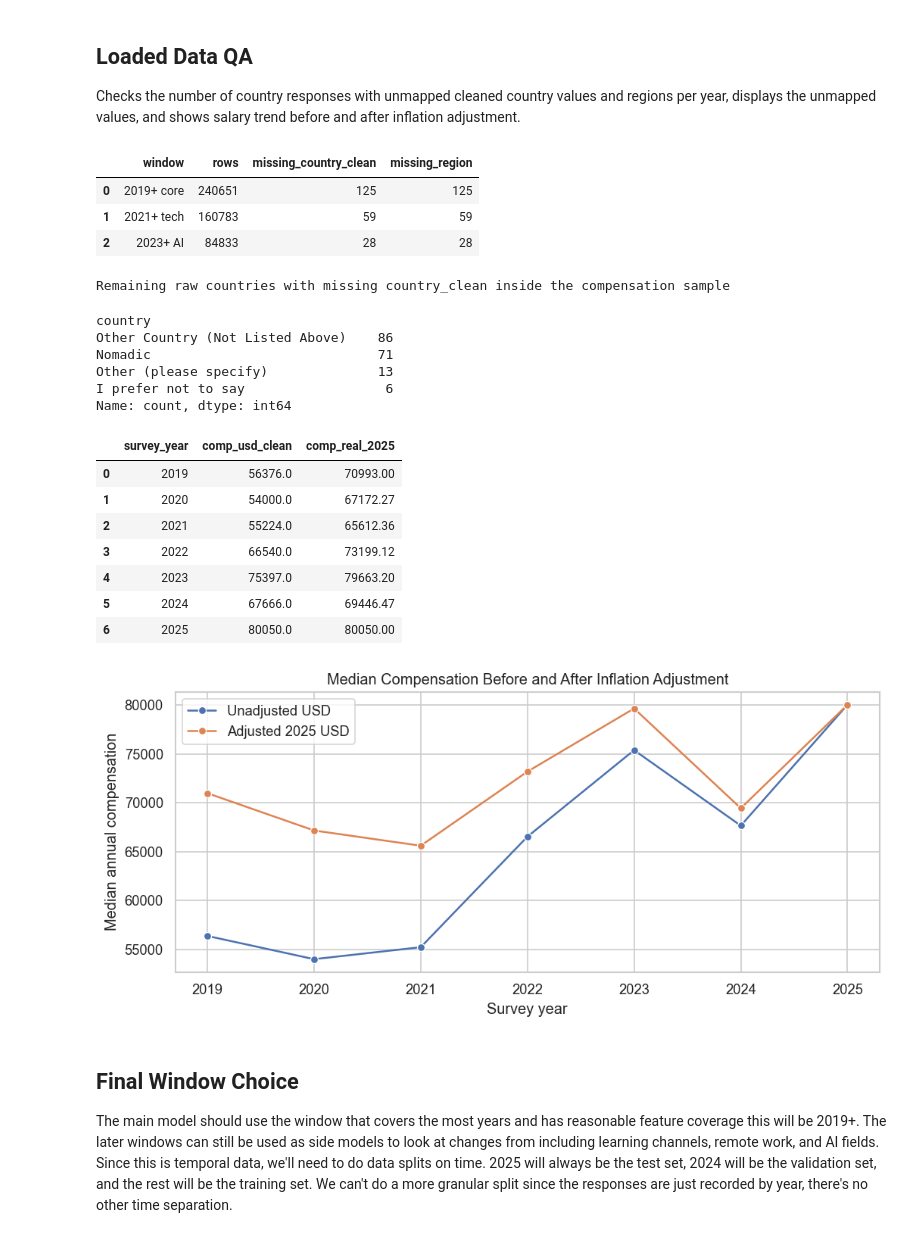
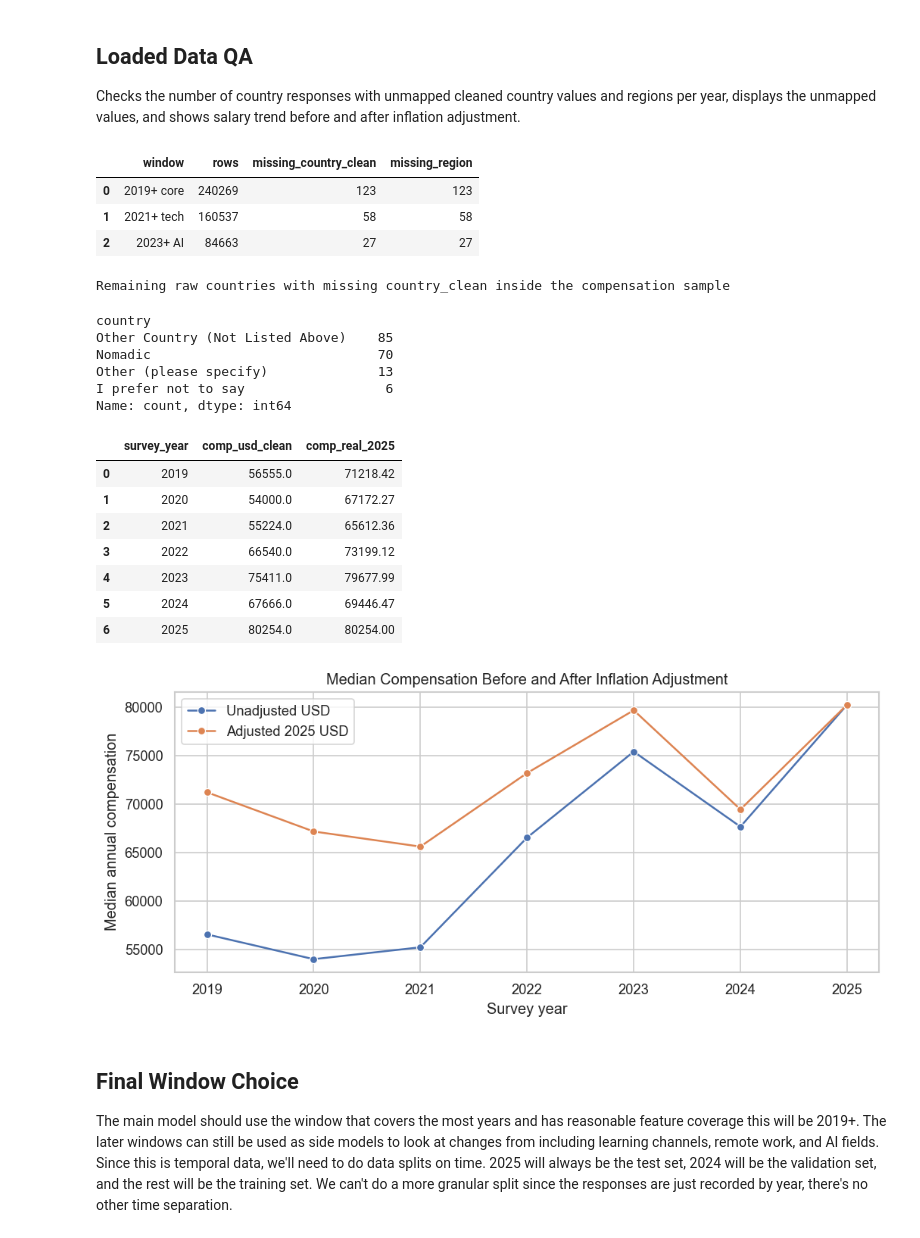
Before and after one commit to Jdrice72901/DSBA-6211-Stack-overflow-Survey-Analysis, a Jupyter notebook: notebooks/Compensation_Model.ipynb, the cells around one changed output. Drawn from its saved outputs; the diff is of its cells as text; code cells hidden in the pictures.

Commit message:
Performed a full pipeline audit, expanded compensation model exploration, locked in canonical choice, added minor tests

```diff
--- a/notebooks/Compensation_Model.ipynb
+++ b/notebooks/Compensation_Model.ipynb
@@ -69,19 +70,16 @@ c:\Users\davis\Documents\VCCode Repos\Stack-Overflow-Survey-Analysis\DSBA-6211-S
 
 Double checks to make sure the `clean_core.parquet` file exists and that the columns are formatted as expected for the models.
 # %%
-CLEAN_PATH = DERIVED_DIR / 'clean_core.parquet'
-
-if not CLEAN_PATH.exists():
-    raise FileNotFoundError("Run `python src/comp_clean.py` first to build data/derived/clean_core.parquet")
+CLEAN_PATH = ROOT / 'data' / 'derived' / 'clean_core.parquet'
 
 clean_core = pd.read_parquet(CLEAN_PATH)
 string_cols = clean_core.select_dtypes(include='string').columns
 clean_core[string_cols] = clean_core[string_cols].astype(object)
 clean_core[string_cols] = clean_core[string_cols].where(pd.notna(clean_core[string_cols]), np.nan)
-clean_core['survey_year_str'] = clean_core['survey_year'].astype(str)
-role_cols = sorted(col for col in clean_core.columns if col.startswith('role_'))
+
+comp_clean.validate_clean_core(clean_core)
 
 print(CLEAN_PATH)
 print(clean_core.shape)
-display(clean_core[['survey_year', 'country_clean', 'region', 'comp_real_2025'] + role_cols[:4]].sample(5, random_state=RANDOM_STATE))
+display(clean_core[['survey_year', 'country_clean', 'region', 'comp_real_2025']].sample(5, random_state=42))
 # %% [output]
@@ -100,63 +98,68 @@ Checks the number of country responses with unmapped cleaned country values and
 # %%
 # Builds DataFrame defining windows we intend to use and the missing countries and regions in each
 country_qa = pd.DataFrame([
     {
         'window': '2019+ core',
-        'rows': int(clean_core['is_comp_model_core'].sum()),
-        'missing_country_clean': int(clean_core.loc[clean_core['is_comp_model_core'], 'country_clean'].isna().sum()),
-        'missing_region': int(clean_core.loc[clean_core['is_comp_model_core'], 'region'].isna().sum())
+        'rows': int(clean_core['is_comp_model_sample'].sum()),
+        'missing_country_clean': int(clean_core.loc[clean_core['is_comp_model_sample'], 'country_clean'].isna().sum()),
+        'missing_region': int(clean_core.loc[clean_core['is_comp_model_sample'], 'region'].isna().sum())
     },
     {
         'window': '2021+ tech',
-        'rows': int(clean_core['is_comp_model_tech_rich'].sum()),
-        'missing_country_clean': int(clean_core.loc[clean_core['is_comp_model_tech_rich'], 'country_clean'].isna().sum()),
-        'missing_region': int(clean_core.loc[clean_core['is_comp_model_tech_rich'], 'region'].isna().sum())
+        'rows': int((clean_core['is_comp_model_sample'] & clean_core['survey_year'].ge(2021)).sum()),
+        'missing_country_clean': int(clean_core.loc[clean_core['is_comp_model_sample'] & clean_core['survey_year'].ge(2021), 'country_clean'].isna().sum()),
+        'missing_region': int(clean_core.loc[clean_core['is_comp_model_sample'] & clean_core['survey_year'].ge(2021), 'region'].isna().sum())
     },
     {
         'window': '2023+ AI',
-        'rows': int(clean_core['is_comp_model_ai_era'].sum()),
-        'missing_country_clean': int(clean_core.loc[clean_core['is_comp_model_ai_era'], 'country_clean'].isna().sum()),
-        'missing_region': int(clean_core.loc[clean_core['is_comp_model_ai_era'], 'region'].isna().sum())
+        'rows': int((clean_core['is_comp_model_sample'] & clean_core['survey_year'].ge(2023)).sum()),
+        'missing_country_clean': int(clean_core.loc[clean_core['is_comp_model_sample'] & clean_core['survey_year'].ge(2023), 'country_clean'].isna().sum()),
+        'missing_region': int(clean_core.loc[clean_core['is_comp_model_sample'] & clean_core['survey_year'].ge(2023), 'region'].isna().sum())
     }
 ])
 display(country_qa)
 
-print("Remaining raw countries with missing country_clean inside the compensation sample")
+print('Remaining raw countries with missing country_clean inside the compensation sample')
 display(clean_core.loc[clean_core['is_comp_analysis_sample'] & clean_core['country_clean'].isna(), 'country'].value_counts().head(15))
 
 # Median compensation per year, before and after inflation adjustment
-median_comp = clean_core.loc[clean_core['is_comp_model_core']].groupby('survey_year')[['comp_usd_clean', 'comp_real_2025']].median().reset_index()
+median_comp = (
+    clean_core.loc[clean_core['is_comp_model_sample']]
+    .groupby('survey_year')[['comp_usd_clean', 'comp_real_2025']]
+    .median()
+    .reset_index()
+)
 display(median_comp.round(2))
 
 # Trendlines for compensation
 plt.figure(figsize=(10, 4))
 sns.lineplot(data=median_comp, x='survey_year', y='comp_usd_clean', marker='o', label='Unadjusted USD')
 sns.lineplot(data=median_comp, x='survey_year', y='comp_real_2025', marker='o', label='Adjusted 2025 USD')
-plt.title("Median Compensation Before and After Inflation Adjustment")
-plt.xlabel("Survey year")
-plt.ylabel("Median annual compensation")
+plt.title('Median Compensation Before and After Inflation Adjustment')
+plt.xlabel('Survey year')
+plt.ylabel('Median annual compensation')
 plt.legend()
 plt.show()
 # %% [output]
 |  | window | rows | missing_country_clean | missing_region |
-| 0 | 2019+ core | 240651 | 125 | 125 |
-| 1 | 2021+ tech | 160783 | 59 | 59 |
-| 2 | 2023+ AI | 84833 | 28 | 28 |
+| 0 | 2019+ core | 240269 | 123 | 123 |
+| 1 | 2021+ tech | 160537 | 58 | 58 |
+| 2 | 2023+ AI | 84663 | 27 | 27 |
 Remaining raw countries with missing country_clean inside the compensation sample
 country
-Other Country (Not Listed Above)    86
-Nomadic                             71
+Other Country (Not Listed Above)    85
+Nomadic                             70
 Other (please specify)              13
 I prefer not to say                  6
 Name: count, dtype: int64
 |  | survey_year | comp_usd_clean | comp_real_2025 |
-| 0 | 2019 | 56376.0 | 70993.00 |
+| 0 | 2019 | 56555.0 | 71218.42 |
 | 1 | 2020 | 54000.0 | 67172.27 |
 | 2 | 2021 | 55224.0 | 65612.36 |
 | 3 | 2022 | 66540.0 | 73199.12 |
-| 4 | 2023 | 75397.0 | 79663.20 |
+| 4 | 2023 | 75411.0 | 79677.99 |
 | 5 | 2024 | 67666.0 | 69446.47 |
-| 6 | 2025 | 80050.0 | 80050.00 |
+| 6 | 2025 | 80254.0 | 80254.00 |
 [figure]
 # %% [markdown]
 ## Final Window Choice
```
Also changed, not shown: parts of 82 cells of this notebook, 8 other files.
